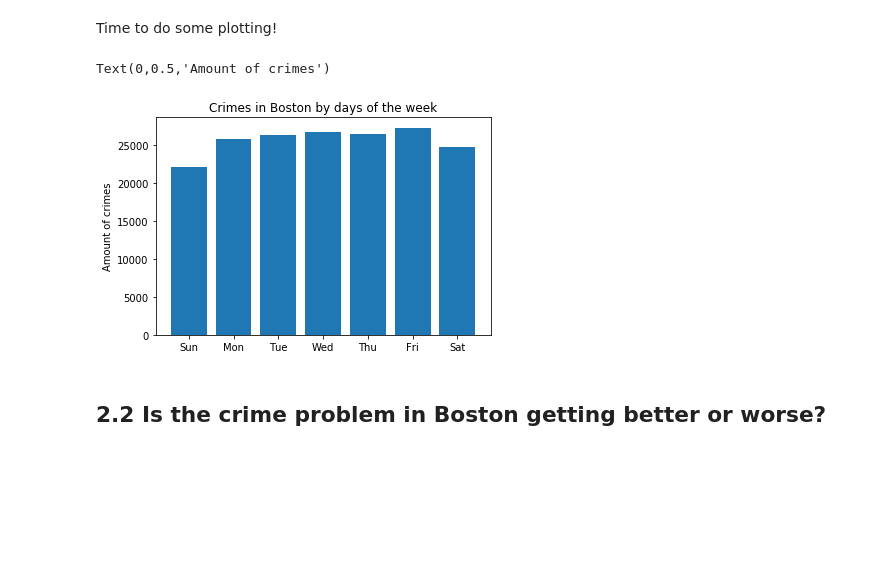
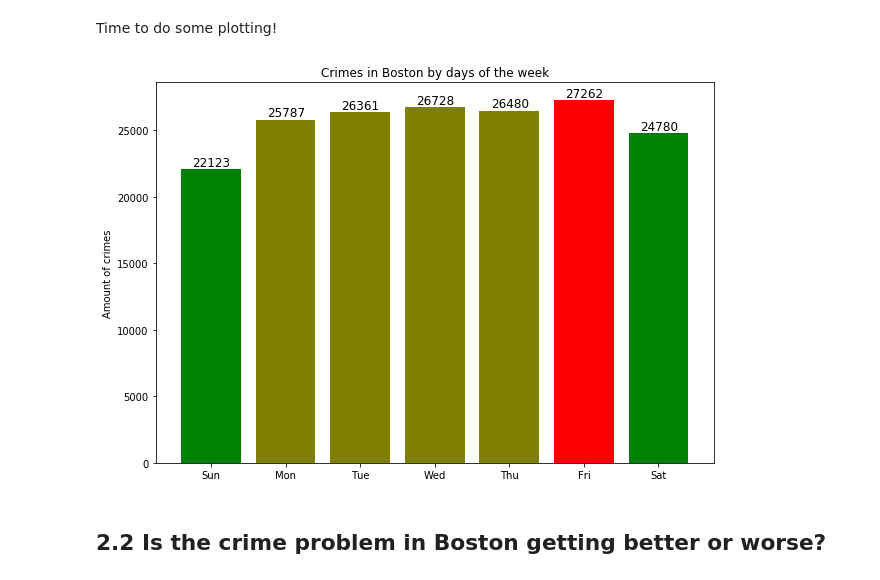
Before and after one commit to iajoiner/boston-crime, a Jupyter notebook: Boston Crime.ipynb, the cells around one changed output. Saved outputs shown, nothing was run; the diff lists cells and outputs as text; code cells hidden in the pictures; blank space fills up the shorter version.

```diff
--- a/Boston Crime.ipynb
+++ b/Boston Crime.ipynb
@@ -276,15 +276,20 @@ df_day.sort_values(by = 'day_of_week', inplace = True)
 # %% [markdown]
 Time to do some plotting!
 # %%
+fig = plt.figure(figsize = (10,7))
+ax = plt.subplot(111)
 ind = np.arange(7)
 crimes_by_day = df_day['counts']
-p = plt.bar(ind, crimes_by_day, width = 0.8)
-plt.xticks(ind, ['Sun', 'Mon', 'Tue', 'Wed', 'Thu', 'Fri', 'Sat'])
-plt.title('Crimes in Boston by days of the week')
-plt.ylabel('Amount of crimes')
+rects = ax.bar(ind, crimes_by_day, width = 0.8, color = ['green','olive','olive','olive','olive','red','green'])
+ax.set_xticks(ind)
+ax.set_xticklabels(['Sun', 'Mon', 'Tue', 'Wed', 'Thu', 'Fri', 'Sat'])
+ax.set_title('Crimes in Boston by days of the week')
+ax.set_ylabel('Amount of crimes')
+for rect in rects:
+    height = rect.get_height()
+    ax.text(rect.get_x() + 0.15, 1.01 * height, height, fontsize = 12)
 # %% [output]
-Text(0,0.5,'Amount of crimes')
-[figure, old version]
+[figure, new version]
 # %% [markdown]
 <a id = 'year'></a>
 ## 2.2 Is the crime problem in Boston getting better or worse?
```
Also changed, not shown: parts of 2 cells of this notebook.
